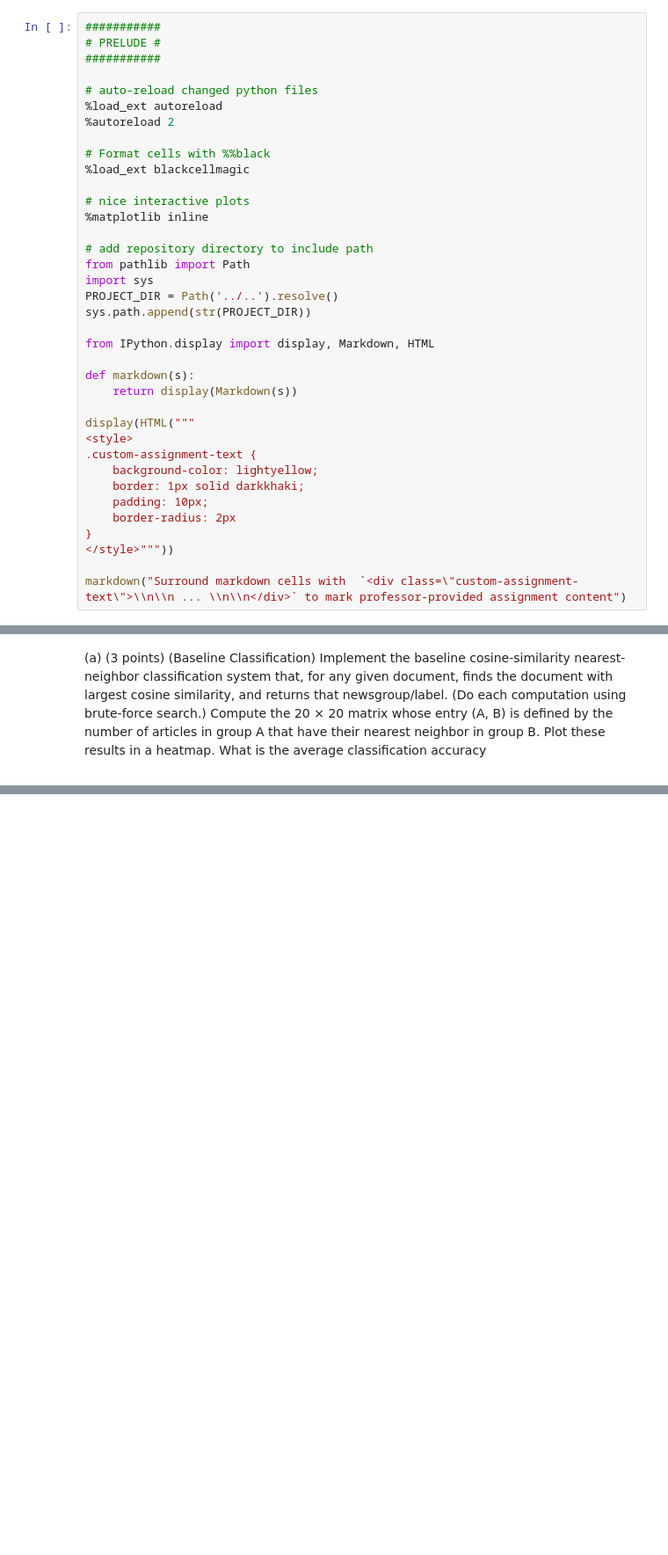
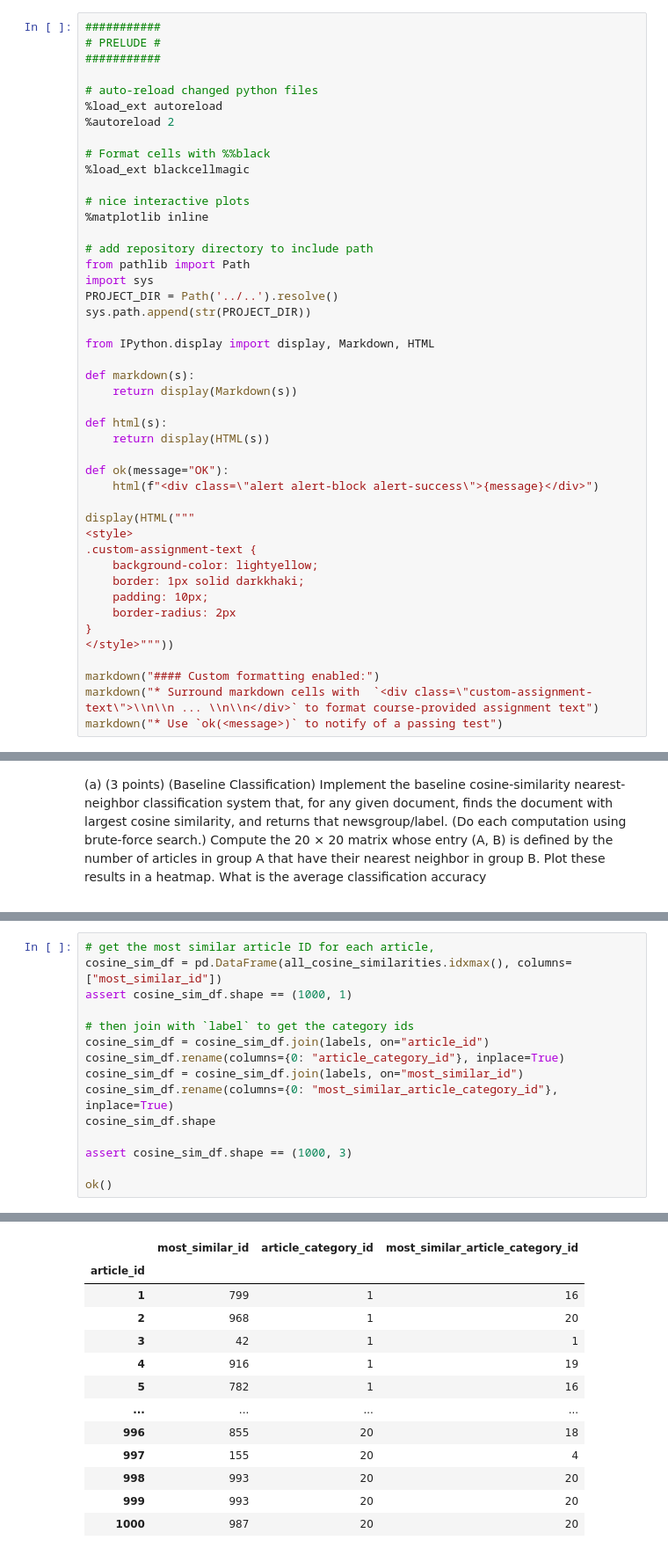
Before and after one commit to garfieldnate/Stanford-CS-168_Modern_Algorithmic_Toolbox, a Jupyter notebook: cs168/notebooks/mini_project_2.ipynb, the cells around one changed output, grey strips where cells are left out. Shown at 88% size. Cells and saved outputs as stored; diff of their text form; blank space fills up the shorter version.

```diff
--- a/cs168/notebooks/mini_project_2.ipynb
+++ b/cs168/notebooks/mini_project_2.ipynb
@@ -24,6 +24,12 @@ from IPython.display import display, Markdown, HTML
 def markdown(s):
     return display(Markdown(s))
 
+def html(s):
+    return display(HTML(s))
+
+def ok(message="OK"):
+    html(f"<div class=\"alert alert-block alert-success\">{message}</div>")
+
 display(HTML("""
 <style>
 .custom-assignment-text {
@@ -34,7 +40,9 @@ display(HTML("""
 }
 </style>"""))
 
-markdown("Surround markdown cells with  `<div class=\"custom-assignment-text\">\\n\\n ... \\n\\n</div>` to mark professor-provided assignment content")
+markdown("#### Custom formatting enabled:")
+markdown("* Surround markdown cells with  `<div class=\"custom-assignment-text\">\\n\\n ... \\n\\n</div>` to format course-provided assignment text")
+markdown("* Use `ok(<message>)` to notify of a passing test")
 # %% [output]
 The autoreload extension is already loaded. To reload it, use:
   %reload_ext autoreload
@@ -503,0 +523,16 @@ What is the average classification accuracy
+# %%
+# get the most similar article ID for each article,
+cosine_sim_df = pd.DataFrame(all_cosine_similarities.idxmax(), columns=["most_similar_id"])
+assert cosine_sim_df.shape == (1000, 1)
+
+# then join with `label` to get the category ids
+cosine_sim_df = cosine_sim_df.join(labels, on="article_id")
+cosine_sim_df.rename(columns={0: "article_category_id"}, inplace=True)
+cosine_sim_df = cosine_sim_df.join(labels, on="most_similar_id")
+cosine_sim_df.rename(columns={0: "most_similar_article_category_id"}, inplace=True)
+cosine_sim_df.shape
+
+assert cosine_sim_df.shape == (1000, 3)
+
+ok()
+# %% [output]
@@ -503,0 +540,13 @@ What is the average classification accuracy
+|  | most_similar_id | article_category_id | most_similar_article_category_id |
+| article_id |  |  |  |
+| 1 | 799 | 1 | 16 |
+| 2 | 968 | 1 | 20 |
+| 3 | 42 | 1 | 1 |
+| 4 | 916 | 1 | 19 |
+| 5 | 782 | 1 | 16 |
+| ... | ... | ... | ... |
+| 996 | 855 | 20 | 18 |
+| 997 | 155 | 20 | 4 |
+| 998 | 993 | 20 | 20 |
+| 999 | 993 | 20 | 20 |
+| 1000 | 987 | 20 | 20 |
```
Also changed, not shown: parts of 21 cells of this notebook, 1 other file.
